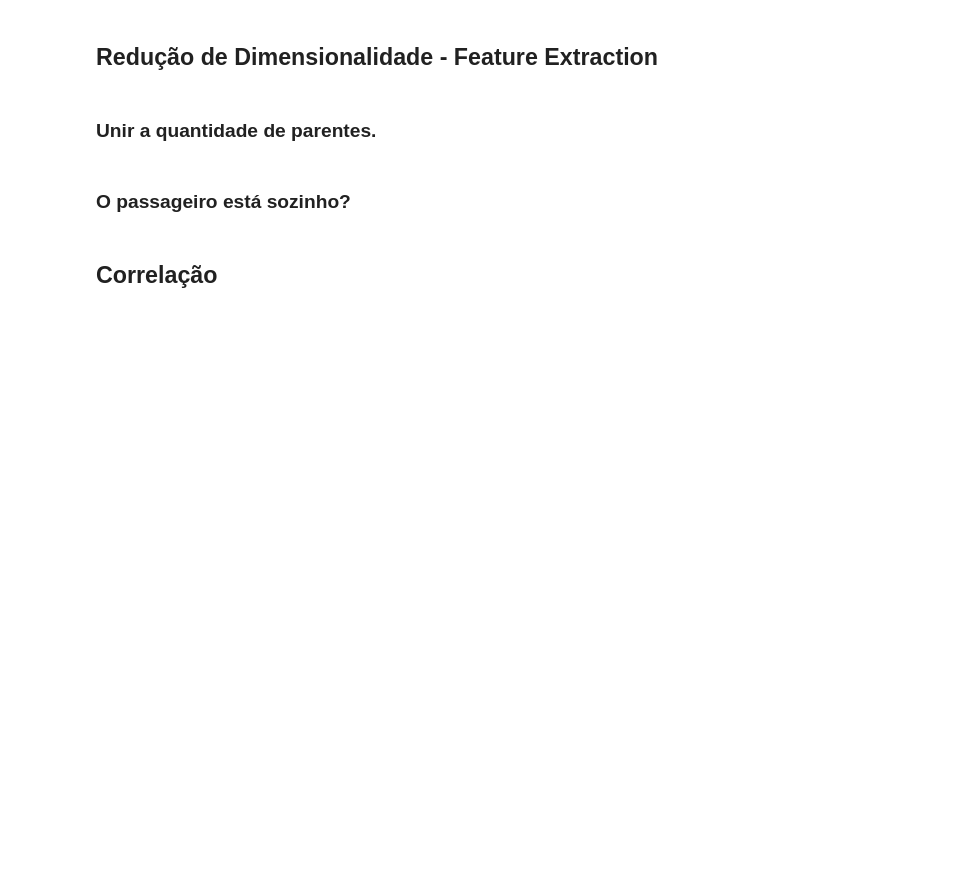
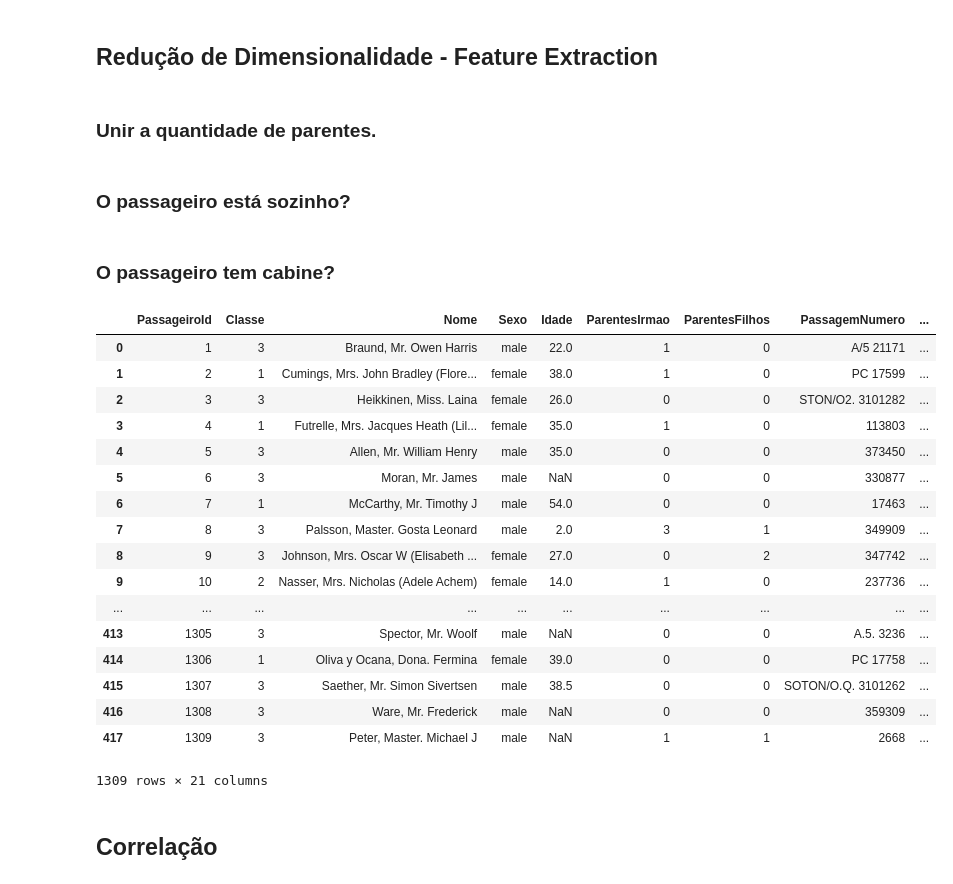
Before and after one commit to silvanopessoa/titanic, a Jupyter notebook: 01 - Análise Exploratória de Dados - Titanic.ipynb, the cells around one changed output. Saved outputs shown, nothing was run; the diff lists cells and outputs as text; code cells hidden in the pictures; blank space fills up the shorter version.

```diff
--- a/01 - Análise Exploratória de Dados - Titanic.ipynb
+++ b/01 - Análise Exploratória de Dados - Titanic.ipynb
@@ -1588,3 +1588,5 @@ teste.loc[(teste['FamiliaQtde']==0),'EstaSozinho']= 1
 
 uniao.loc[(uniao['FamiliaQtde']>0),'EstaSozinho']= 0
 uniao.loc[(uniao['FamiliaQtde']==0),'EstaSozinho']= 1
+# %% [markdown]
+### O passageiro tem cabine?
@@ -1591,3 +1605,24 @@ uniao.loc[(uniao['FamiliaQtde']==0),'EstaSozinho']= 1
+# %%
+uniao
+# %% [output]
+|  | PassageiroId | Classe | Nome | Sexo | Idade | ParentesIrmao | ParentesFilhos | PassagemNumero | ... |
+| 0 | 1 | 3 | Braund, Mr. Owen Harris | male | 22.0 | 1 | 0 | A/5 21171 | ... |
+| 1 | 2 | 1 | Cumings, Mrs. John Bradley (Flore... | female | 38.0 | 1 | 0 | PC 17599 | ... |
+| 2 | 3 | 3 | Heikkinen, Miss. Laina | female | 26.0 | 0 | 0 | STON/O2. 3101282 | ... |
+| 3 | 4 | 1 | Futrelle, Mrs. Jacques Heath (Lil... | female | 35.0 | 1 | 0 | 113803 | ... |
+| 4 | 5 | 3 | Allen, Mr. William Henry | male | 35.0 | 0 | 0 | 373450 | ... |
+| 5 | 6 | 3 | Moran, Mr. James | male | NaN | 0 | 0 | 330877 | ... |
+| 6 | 7 | 1 | McCarthy, Mr. Timothy J | male | 54.0 | 0 | 0 | 17463 | ... |
+| 7 | 8 | 3 | Palsson, Master. Gosta Leonard | male | 2.0 | 3 | 1 | 349909 | ... |
+| 8 | 9 | 3 | Johnson, Mrs. Oscar W (Elisabeth ... | female | 27.0 | 0 | 2 | 347742 | ... |
+| 9 | 10 | 2 | Nasser, Mrs. Nicholas (Adele Achem) | female | 14.0 | 1 | 0 | 237736 | ... |
+| ... | ... | ... | ... | ... | ... | ... | ... | ... | ... |
+| 413 | 1305 | 3 | Spector, Mr. Woolf | male | NaN | 0 | 0 | A.5. 3236 | ... |
+| 414 | 1306 | 1 | Oliva y Ocana, Dona. Fermina | female | 39.0 | 0 | 0 | PC 17758 | ... |
+| 415 | 1307 | 3 | Saether, Mr. Simon Sivertsen | male | 38.5 | 0 | 0 | SOTON/O.Q. 3101262 | ... |
+| 416 | 1308 | 3 | Ware, Mr. Frederick | male | NaN | 0 | 0 | 359309 | ... |
+| 417 | 1309 | 3 | Peter, Master. Michael J | male | NaN | 1 | 1 | 2668 | ... |
+1309 rows × 21 columns
 # %% [markdown]
 ## Correlação
 # %%
```
Also changed, not shown: parts of 8 cells of this notebook, 5 other files.
